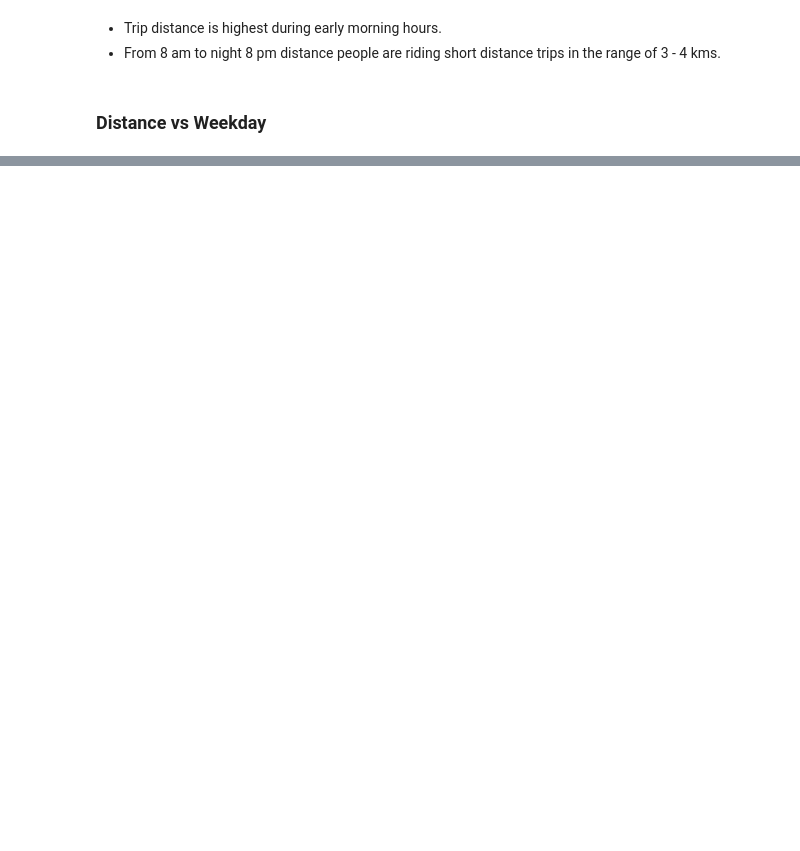
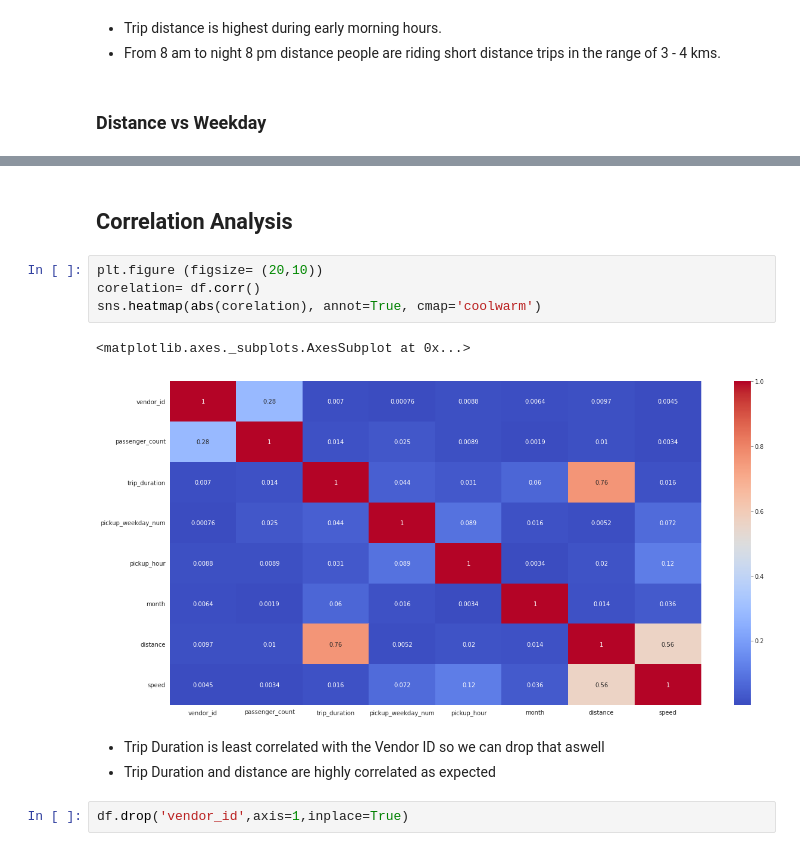
Before and after one commit to B-Murali-Krishna/NYC_Taxi_Trip_Time_Prediction--Capstone_Project, a Jupyter notebook: NYC_Taxi_Trip_Time_Prediction.ipynb, the cells around one changed output, grey strips where cells are left out. Drawn from its saved outputs; the diff is of its cells as text; blank space fills up the shorter version.

Commit message:
Correlation and feature engineering completed

```diff
--- a/NYC_Taxi_Trip_Time_Prediction.ipynb
+++ b/NYC_Taxi_Trip_Time_Prediction.ipynb
@@ -655,0 +694,14 @@ plt.show()
+# %% [markdown]
+## Correlation Analysis
+# %%
+plt.figure (figsize= (20,10))
+corelation= df.corr()
+sns.heatmap(abs(corelation), annot=True, cmap='coolwarm')
+# %% [output]
+<matplotlib.axes._subplots.AxesSubplot at 0x...>
+[figure, added]
+# %% [markdown]
+* Trip Duration is least correlated with the Vendor ID so we can drop that aswell
+* Trip Duration and distance are highly correlated as expected
+# %%
+df.drop('vendor_id',axis=1,inplace=True)
```
Also changed, not shown: parts of 23 cells of this notebook.
